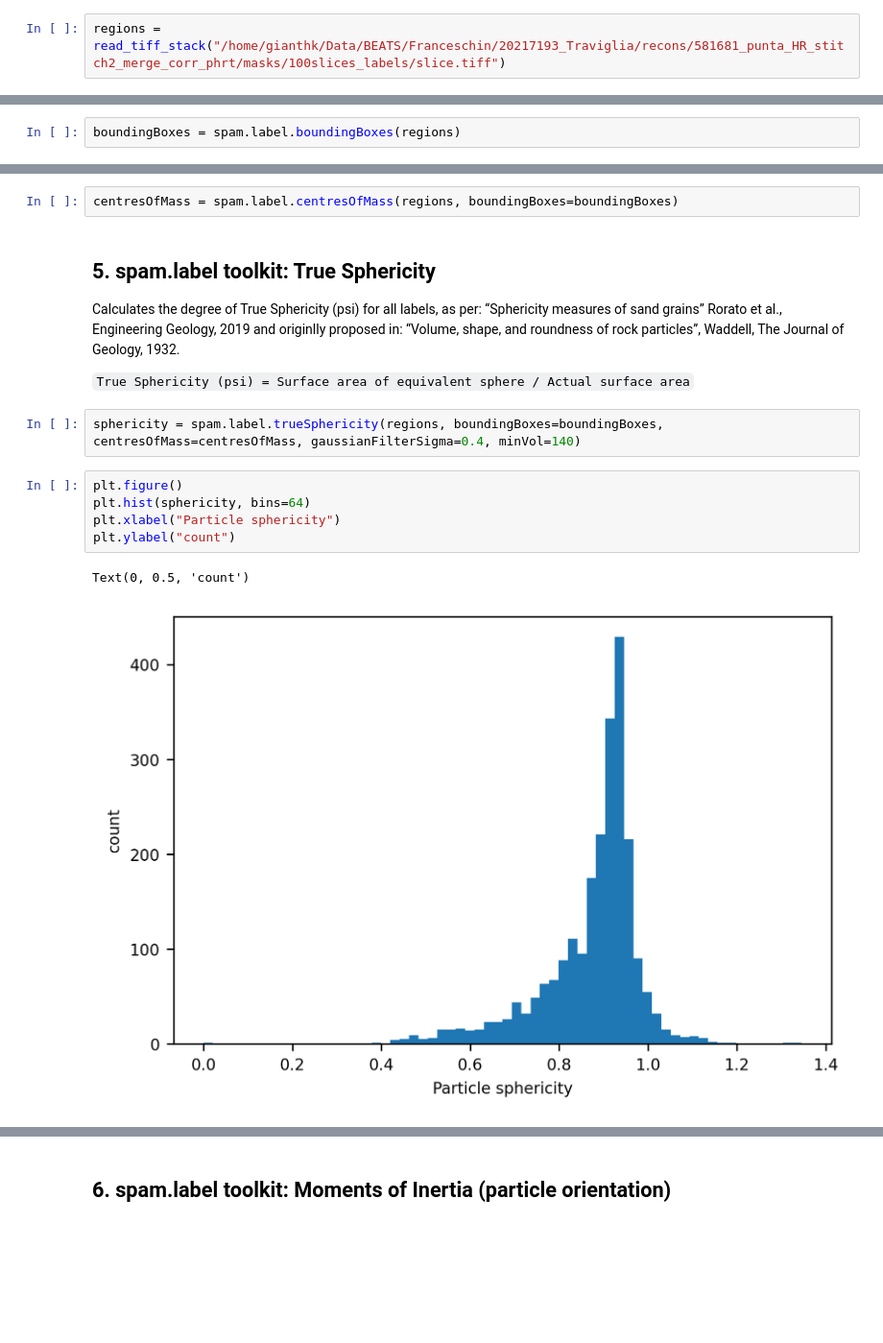
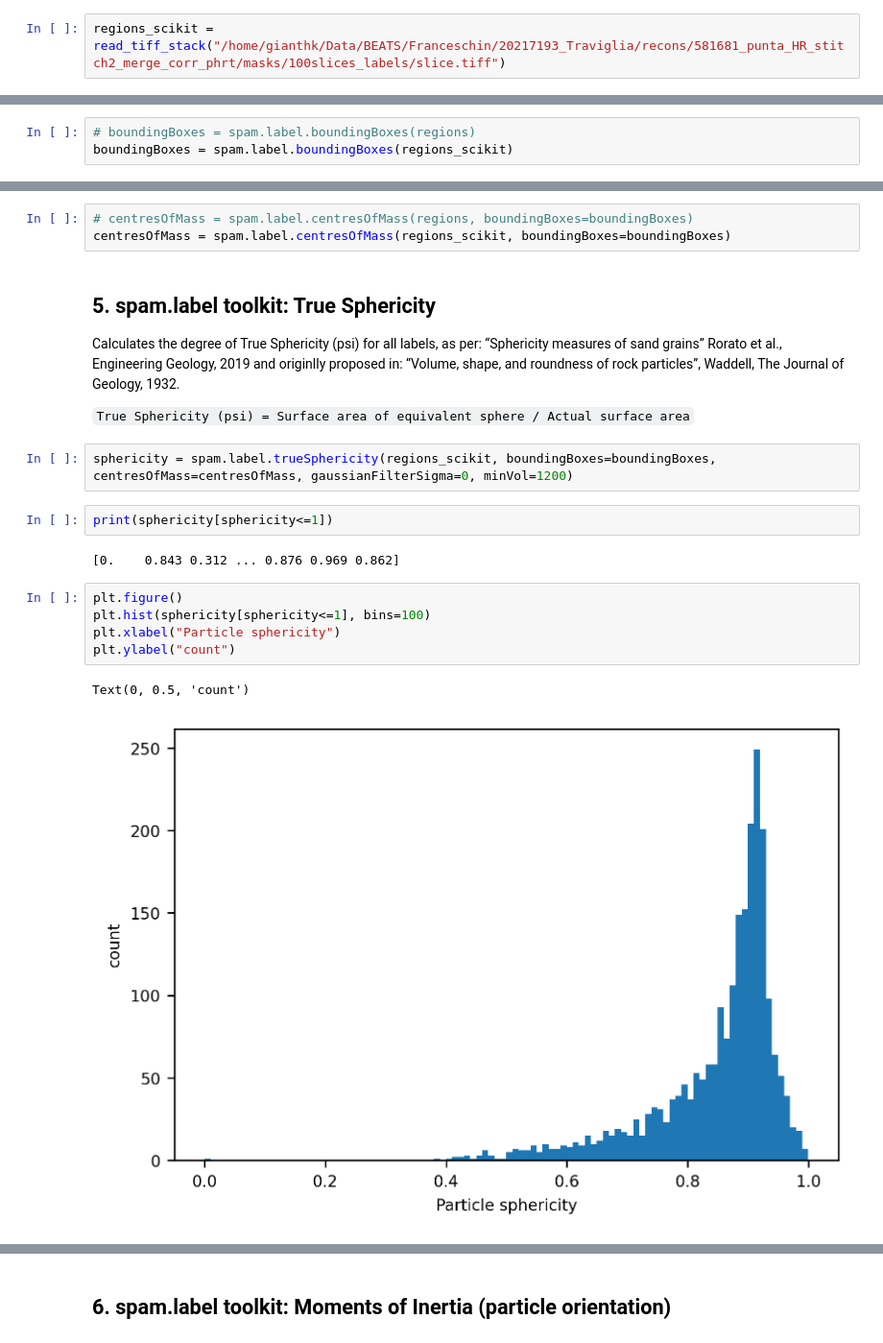
Before and after one commit to gianthk/CERIC-Franceschin, a Jupyter notebook: notebooks/perline_2.ipynb, the cells around one changed output, grey strips where cells are left out. Shown at 96% size. Saved outputs shown, nothing was run; the diff lists cells and outputs as text; blank space fills up the shorter version.

Commit message:
tests on particle sphericity

```diff
--- a/notebooks/perline_2.ipynb
+++ b/notebooks/perline_2.ipynb
@@ -122,7 +130,7 @@ plt.imshow(regions[50,:,:], cmap=spam.label.randomCmap, alpha=0.5, interpolation
 #### 1.2. Reload regions dataset
 Only if you didn't run the previous section of this notebook
 # %%
-regions = read_tiff_stack("/home/gianthk/Data/BEATS/Franceschin/20217193_Traviglia/recons/581681_punta_HR_stitch2_merge_corr_phrt/masks/100slices_labels/slice.tiff")
+regions_scikit = read_tiff_stack("/home/gianthk/Data/BEATS/Franceschin/20217193_Traviglia/recons/581681_punta_HR_stitch2_merge_corr_phrt/masks/100slices_labels/slice.tiff")
 # %% [markdown]
 ## 2. Volume of single pearls
 Let’s compute the volumes of each particle and draw the distribution of particle volumes:
@@ -140,25 +148,31 @@ Text(0, 0.5, 'count')
 ## 3. spam.label toolkit: Bounding Boxes
 Bounding boxes are simply a description of the smallest box, aligned with Z Y X directions that each label can fit inside.
 # %%
-boundingBoxes = spam.label.boundingBoxes(regions)
+# boundingBoxes = spam.label.boundingBoxes(regions)
+boundingBoxes = spam.label.boundingBoxes(regions_scikit)
 # %% [markdown]
 ## 4. spam.label toolkit: Centres of Mass
 The centre of mass of each particle can also be computed with ease. The centresOfMass function can take as input the bounding boxes that we just computed in order to avoid re-computing them.
 ![centers of mass](100slices_regions_CentresOfMass.png)
 # %%
-centresOfMass = spam.label.centresOfMass(regions, boundingBoxes=boundingBoxes)
+# centresOfMass = spam.label.centresOfMass(regions, boundingBoxes=boundingBoxes)
+centresOfMass = spam.label.centresOfMass(regions_scikit, boundingBoxes=boundingBoxes)
 # %% [markdown]
 ## 5. spam.label toolkit: True Sphericity
 Calculates the degree of True Sphericity (psi) for all labels, as per: “Sphericity measures of sand grains” Rorato et al., Engineering Geology, 2019 and originlly proposed in: “Volume, shape, and roundness of rock particles”, Waddell, The Journal of Geology, 1932.
 
 `True Sphericity (psi) = Surface area of equivalent sphere / Actual surface area`
 # %%
-sphericity = spam.label.trueSphericity(regions, boundingBoxes=boundingBoxes, centresOfMass=centresOfMass, gaussianFilterSigma=0.4, minVol=140)
+sphericity = spam.label.trueSphericity(regions_scikit, boundingBoxes=boundingBoxes, centresOfMass=centresOfMass, gaussianFilterSigma=0, minVol=1200)
+# %%
+print(sphericity[sphericity<=1])
+# %% [output]
+[0.    0.843 0.312 ... 0.876 0.969 0.862]
 # %%
 plt.figure()
-plt.hist(sphericity, bins=64)
+plt.hist(sphericity[sphericity<=1], bins=100)
 plt.xlabel("Particle sphericity")
 plt.ylabel("count")
 # %% [output]
 Text(0, 0.5, 'count')
-[figure, old version]
+[figure, new version]
```
Also changed, not shown: parts of 12 cells of this notebook, 1 other file.
